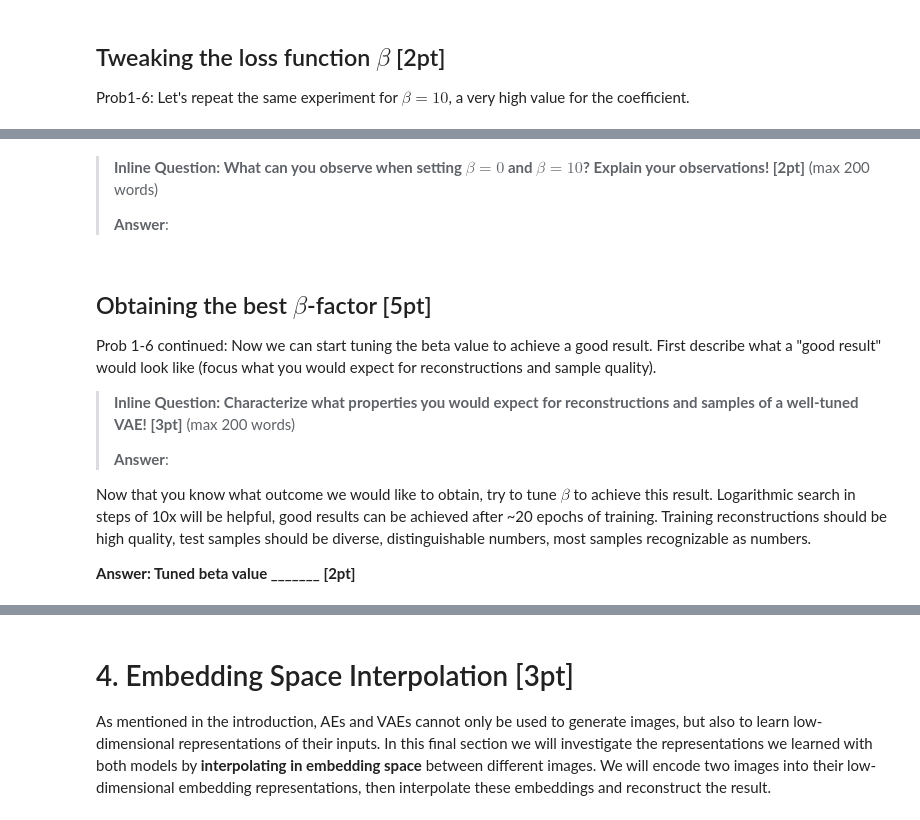
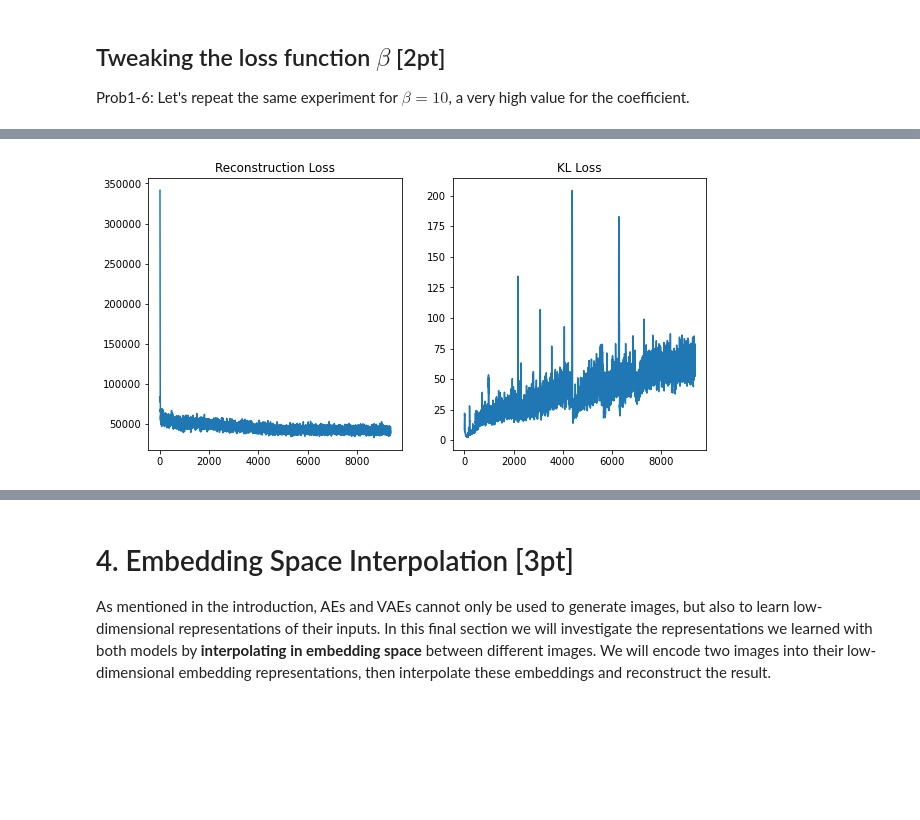
Before and after one commit to prateekchhikara/deep-learning-assignment2, a Jupyter notebook: Problem1_VAE_v0.ipynb, the cells around one changed output, grey strips where cells are left out. Cells and saved outputs as stored; diff of their text form; code cells hidden in the pictures; blank space fills up the shorter version.

```diff
--- a/Problem1_VAE_v0.ipynb
+++ b/Problem1_VAE_v0.ipynb
@@ -624,7 +610,7 @@ vae_model = vae_model.train()   # set model in train mode (eg batchnorm params g
 # Build the optimizer for the vae_model. We will again use the Adam optimizer with #
 # the given learning rate and otherwise default parameters.                        #
 ####################################################################################
-# same as AE
+optimizer = torch.optim.Adam(vae_model.parameters(), lr=learning_rate)
 #################################### END TODO ######################################
 
 train_it = 0
@@ -642,7 +628,16 @@ for ep in range(epochs):
   #       training loss. It outputs the total training loss and a dict containing    #
   #       the breakdown of reconstruction and KL loss.                               #
   ####################################################################################
-  for ...:
+  for i, (data, _) in enumerate(mnist_data_loader):
+    data = data.to(device)
+    data = data.view(64, 1, 784)
+    recon_data = vae_model.forward(data)
+
+    total_loss, losses = vae_model.loss(data, recon_data)
+    # total_loss, losses = losses['total_loss']
+    optimizer.zero_grad()  # erase old gradients
+    total_loss.backward()
+    optimizer.step()
 
 
     rec_loss.append(losses['rec_loss']); kl_loss.append(losses['kl_loss'])
@@ -666,3 +661,4 @@ ax2 = plt.subplot(122)
 ax2.plot(kl_loss_plotdata)
 ax2.title.set_text("KL Loss")
 plt.show()
+# %% [output]
@@ -669,18 +682 @@ plt.show()
+[figure, added]
-# %% [markdown]
->**Inline Question: What can you observe when setting $\beta = 0$ and $\beta = 10$? Explain your observations! [2pt]**
->(max 200 words)
->
->**Answer**:
-# %% [markdown]
-## Obtaining the best $\beta$-factor [5pt]
-Prob 1-6 continued: Now we can start tuning the beta value to achieve a good result. First describe what a "good result" would look like (focus what you would expect for reconstructions and sample quality).
-
->**Inline Question: Characterize what properties you would expect for reconstructions and samples of a well-tuned VAE! [3pt]**
->(max 200 words)
->
->**Answer**:
->
-
-Now that you know what outcome we would like to obtain, try to tune $\beta$ to achieve this result. Logarithmic search in steps of 10x will be helpful, good results can be achieved after ~20 epochs of training. Training reconstructions should be high quality, test samples should be diverse, distinguishable numbers, most samples recognizable as numbers.
-
-**Answer: Tuned beta value _______ [2pt]**
```
Also changed, not shown: parts of 14 cells of this notebook.
